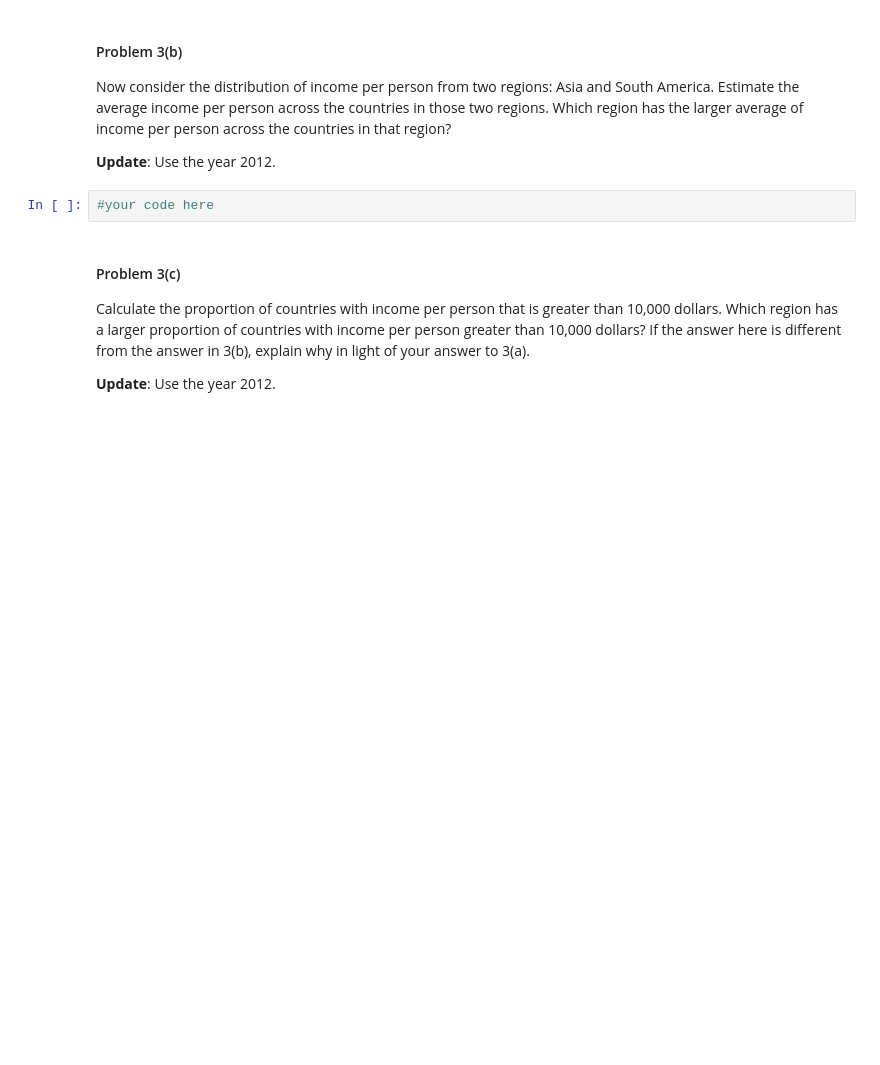
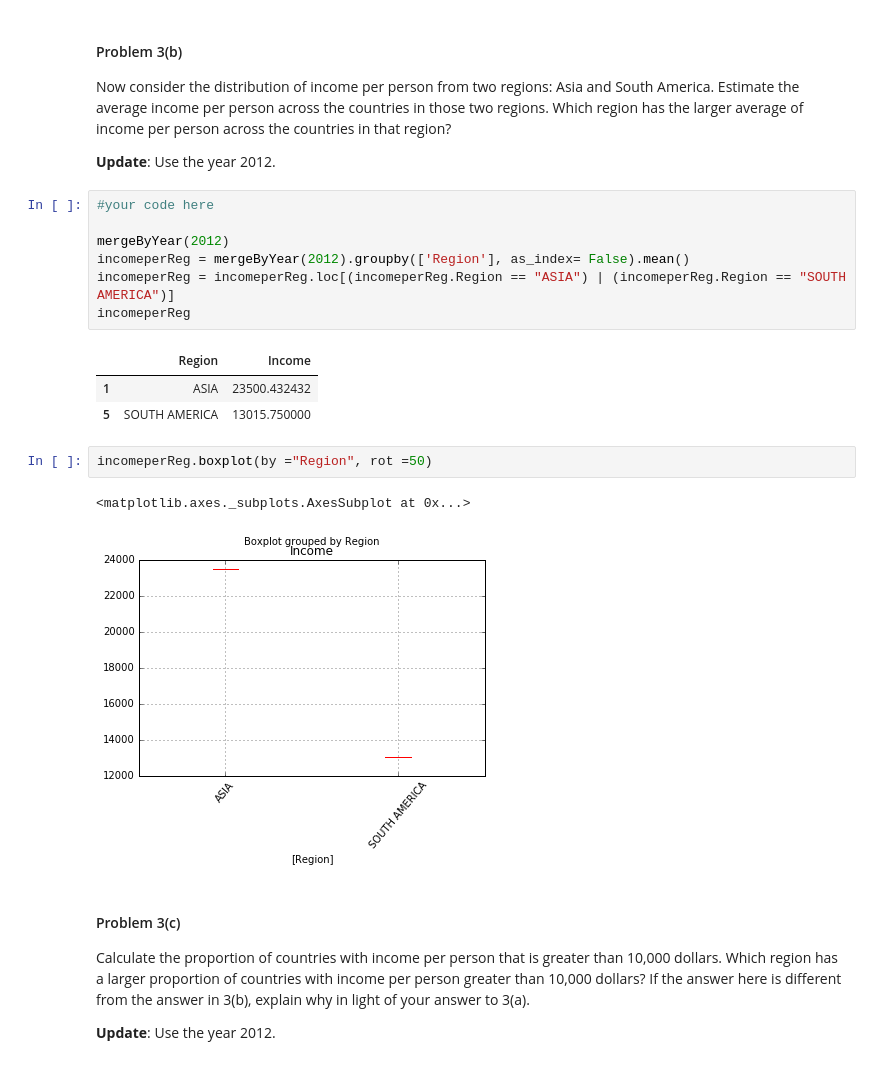
Before and after one commit to deep327/2014, a Jupyter notebook: homework/HW1.ipynb, the cells around one changed output. Cells and saved outputs as stored; diff of their text form; blank space fills up the shorter version.

```diff
--- a/homework/HW1.ipynb
+++ b/homework/HW1.ipynb
@@ -420,8 +420,22 @@ Example
 Now consider the distribution of income per person from two regions: Asia and South America. Estimate the average income per person across the countries in those two regions. Which region has the larger average of income per person across the countries in that region?
 
 **Update**: Use the year 2012.
-# %%
-#your code here
+# %%
+#your code here
+
+mergeByYear(2012)
+incomeperReg = mergeByYear(2012).groupby(['Region'], as_index= False).mean()
+incomeperReg = incomeperReg.loc[(incomeperReg.Region == "ASIA") | (incomeperReg.Region == "SOUTH AMERICA")]
+incomeperReg
+# %% [output]
+|  | Region | Income |
+| 1 | ASIA | 23500.432432 |
+| 5 | SOUTH AMERICA | 13015.750000 |
+# %%
+incomeperReg.boxplot(by ="Region", rot =50)
+# %% [output]
+<matplotlib.axes._subplots.AxesSubplot at 0x...>
+[figure, added]
 # %% [markdown]
 #### Problem 3(c)
 
```
Also changed, not shown: parts of 2 cells of this notebook.
